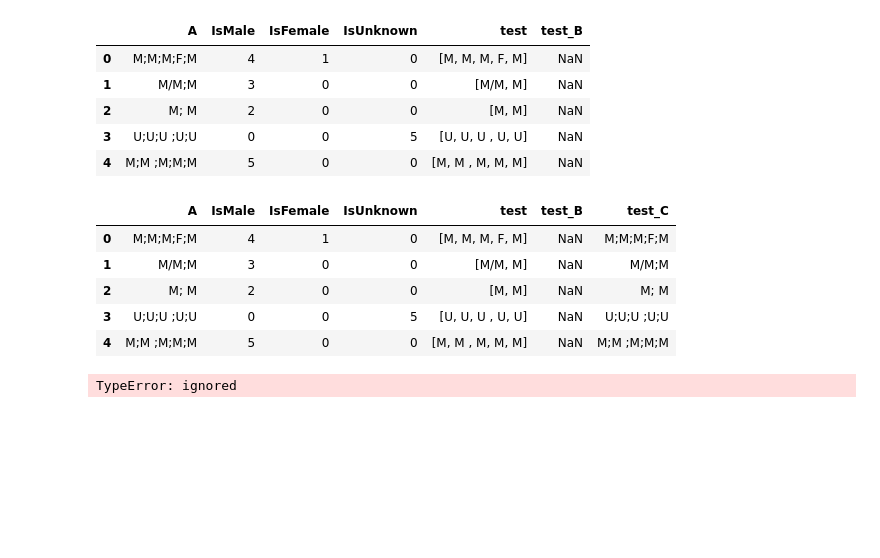
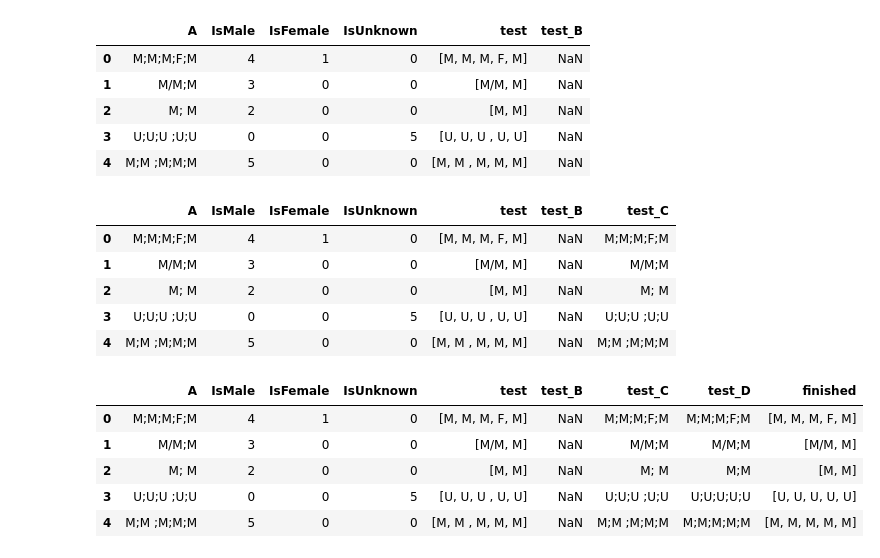
Before and after one commit to adamlutzz/DS-Unit-2-Applied-Modeling, a Jupyter notebook: Fatal_Police_Shootings.ipynb, the cells around one changed output. Cells and saved outputs as stored; diff of their text form; code cells hidden in the pictures; blank space fills up the shorter version.

```diff
--- a/Fatal_Police_Shootings.ipynb
+++ b/Fatal_Police_Shootings.ipynb
@@ -327,10 +332,18 @@ df_exp
 | 2 | M; M | 2 | 0 | 0 | [M, M] | NaN | M; M |
 | 3 | U;U;U ;U;U | 0 | 0 | 5 | [U, U, U , U, U] | NaN | U;U;U ;U;U |
 | 4 | M;M ;M;M;M | 5 | 0 | 0 | [M, M , M, M, M] | NaN | M;M ;M;M;M |
-# %%
-df_exp['test_D'] = df_exp['A'].str.replace([' ','/'], '')
-
-df_exp
-# %% [output]
-TypeError: ignored
+# %%
+# test D
+df_exp['test_D'] = df_exp['A'].str.replace(' ', '')
+
+df_exp
+
+# this errored out because I was trying to pass a list in the parameters to replace.
+# %% [output]
+|  | A | IsMale | IsFemale | IsUnknown | test | test_B | test_C | test_D | finished |
+| 0 | M;M;M;F;M | 4 | 1 | 0 | [M, M, M, F, M] | NaN | M;M;M;F;M | M;M;M;F;M | [M, M, M, F, M] |
+| 1 | M/M;M | 3 | 0 | 0 | [M/M, M] | NaN | M/M;M | M/M;M | [M/M, M] |
+| 2 | M; M | 2 | 0 | 0 | [M, M] | NaN | M; M | M;M | [M, M] |
+| 3 | U;U;U ;U;U | 0 | 0 | 5 | [U, U, U , U, U] | NaN | U;U;U ;U;U | U;U;U;U;U | [U, U, U, U, U] |
+| 4 | M;M ;M;M;M | 5 | 0 | 0 | [M, M , M, M, M] | NaN | M;M ;M;M;M | M;M;M;M;M | [M, M, M, M, M] |
 # %%
```
Also changed, not shown: parts of 14 cells of this notebook.
